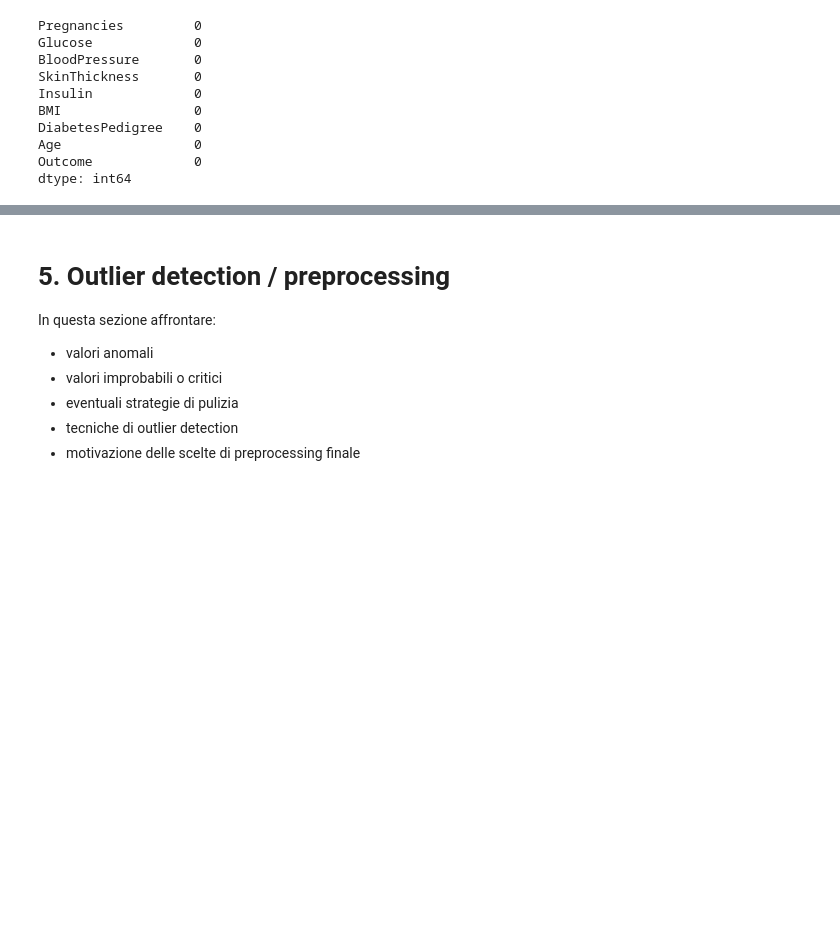
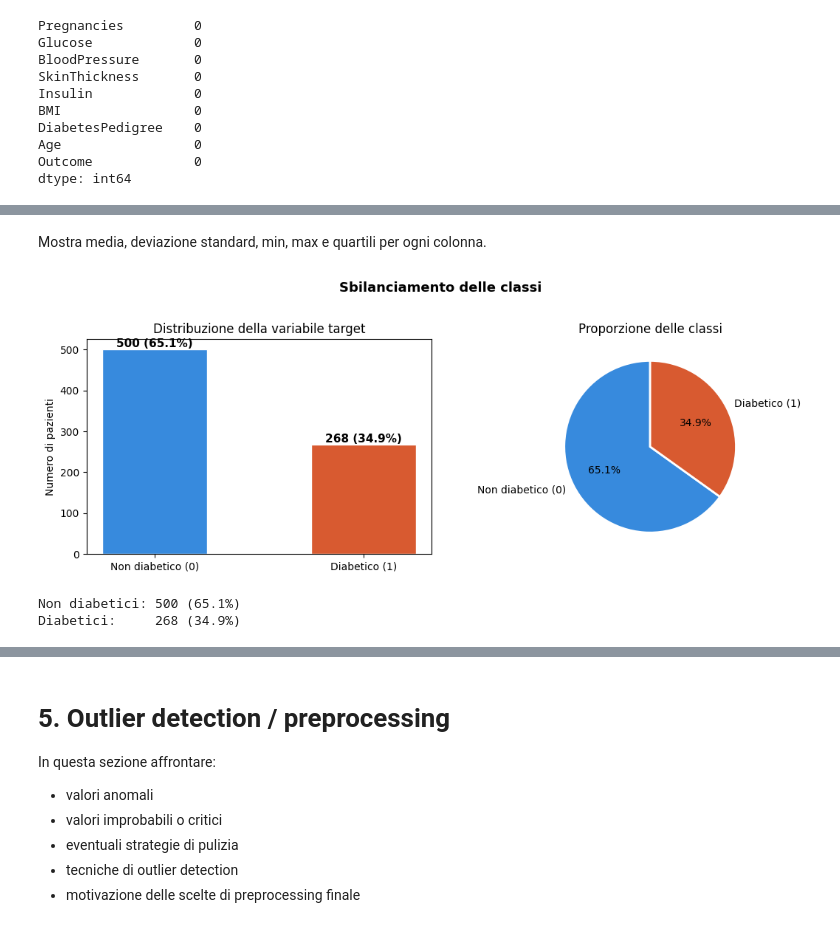
Before and after one commit to auroraloprino/LLM-Pima-Indians-Diabetes, a Jupyter notebook: notebook.ipynb, the cells around one changed output, grey strips where cells are left out. Cells and saved outputs as stored; diff of their text form; code cells hidden in the pictures; blank space fills up the shorter version.

Commit message:
part 4, visualizatino and eda with hisograms, cake, boxplot and heatmap for correlation matrix

```diff
--- a/notebook.ipynb
+++ b/notebook.ipynb
@@ -199,0 +213,33 @@ In questa sezione sviluppare:
+# %% [markdown]
+Mostra media, deviazione standard, min, max e quartili per ogni colonna.
+# %%
+fig, axes = plt.subplots(1, 2, figsize=(11, 4))
+
+counts = df_clean['Outcome'].value_counts().sort_index()
+labels = ['Non diabetico (0)', 'Diabetico (1)']
+colors = ['#378ADD', '#D85A30']
+
+axes[0].bar(labels, counts.values, color=colors, width=0.5, edgecolor='white')
+axes[0].set_title('Distribuzione della variabile target')
+axes[0].set_ylabel('Numero di pazienti')
+for i, v in enumerate(counts.values):
+    axes[0].text(i, v + 5, f'{v} ({v/len(df_clean)*100:.1f}%)',
+                 ha='center', fontsize=11, fontweight='bold')
+
+axes[1].pie(counts.values, labels=labels, colors=colors,
+            autopct='%1.1f%%', startangle=90,
+            wedgeprops={'edgecolor': 'white', 'linewidth': 2})
+axes[1].set_title('Proporzione delle classi')
+
+plt.suptitle('Sbilanciamento delle classi', fontsize=13, fontweight='bold', y=1.02)
+plt.tight_layout()
+plt.show()
+
+pct0 = counts[0] / len(df_clean) * 100
+pct1 = counts[1] / len(df_clean) * 100
+print(f'Non diabetici: {counts[0]} ({pct0:.1f}%)')
+print(f'Diabetici:     {counts[1]} ({pct1:.1f}%)')
+# %% [output]
+[figure, added]
+Non diabetici: 500 (65.1%)
+Diabetici:     268 (34.9%)
```
Also changed, not shown: parts of 8 cells of this notebook.
